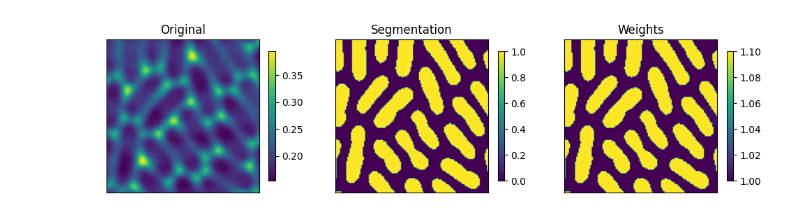
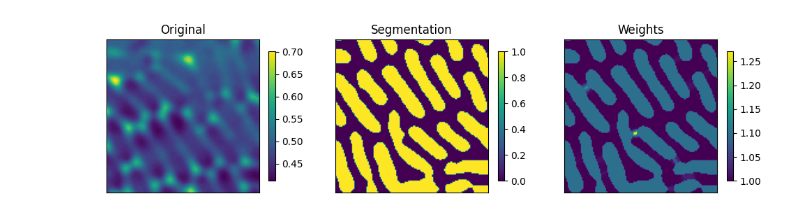
Before and after one commit to ajrzepiela/midap, a Jupyter notebook: training/notebook/traindata_visualization.ipynb, the cells around one changed output. Drawn from its saved outputs; the diff is of its cells as text; code cells hidden in the pictures.

```diff
--- a/training/notebook/traindata_visualization.ipynb
+++ b/training/notebook/traindata_visualization.ipynb
@@ -43,33 +43,33 @@ Lambda fuctions will be no more assumed to be used in the statement where they a
 np_dset = list(tf_pipe.dset_test.unbatch().as_numpy_iterator())
 # %%
 # visualize X_train and y_train
-n = 0
+n = 4
 
 fig, axes = plt.subplots(1,3)
 fig.set_size_inches((12,8))
 
 # get the sample
 x_test, w_test, y_test = np_dset[n][0]
 
 # Original image
 im0 = axes[0].imshow(x_test[...,0])
 axes[0].set_title("Original")
 axes[0].set_xticks([])
 axes[0].set_yticks([])
 cbar = fig.colorbar(im0, ax=axes[0], shrink=0.3)
 
 
 # Segmentation
 im1 = axes[1].imshow(y_test[...,0])
 axes[1].set_title("Segmentation")
 axes[1].set_xticks([])
 axes[1].set_yticks([])
 cbar = fig.colorbar(im1, ax=axes[1], shrink=0.3)
 
 im2 = axes[2].imshow(w_test[...,0])
 axes[2].set_title("Weights")
 axes[2].set_xticks([])
 axes[2].set_yticks([])
 cbar = fig.colorbar(im2, ax=axes[2], shrink=0.3)
 # %% [output]
-[figure, old version]
+[figure, new version]
```
Also changed, not shown: parts of 1 cell of this notebook, 1 other file.
